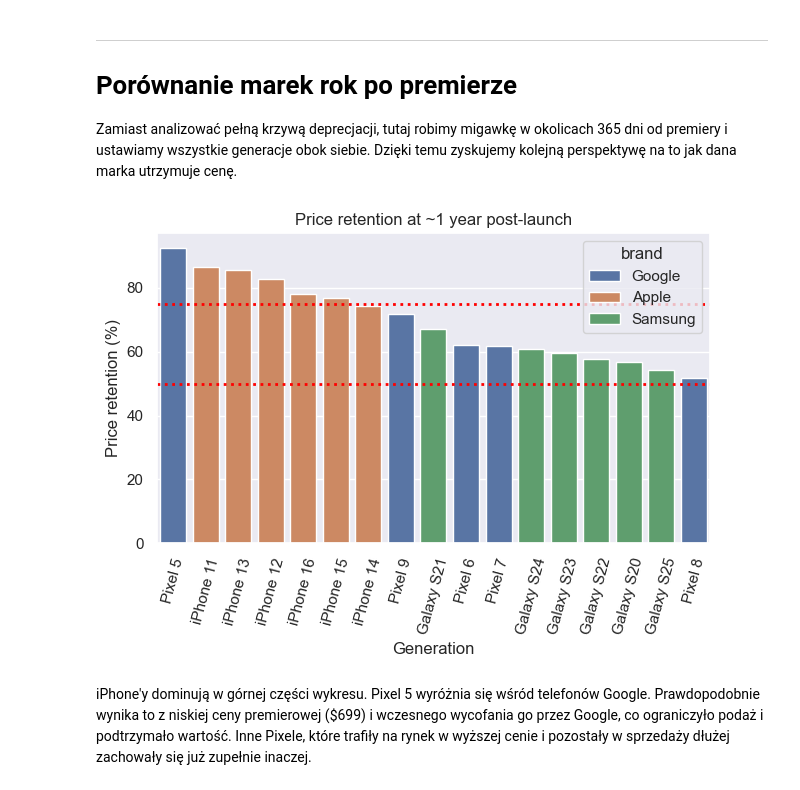
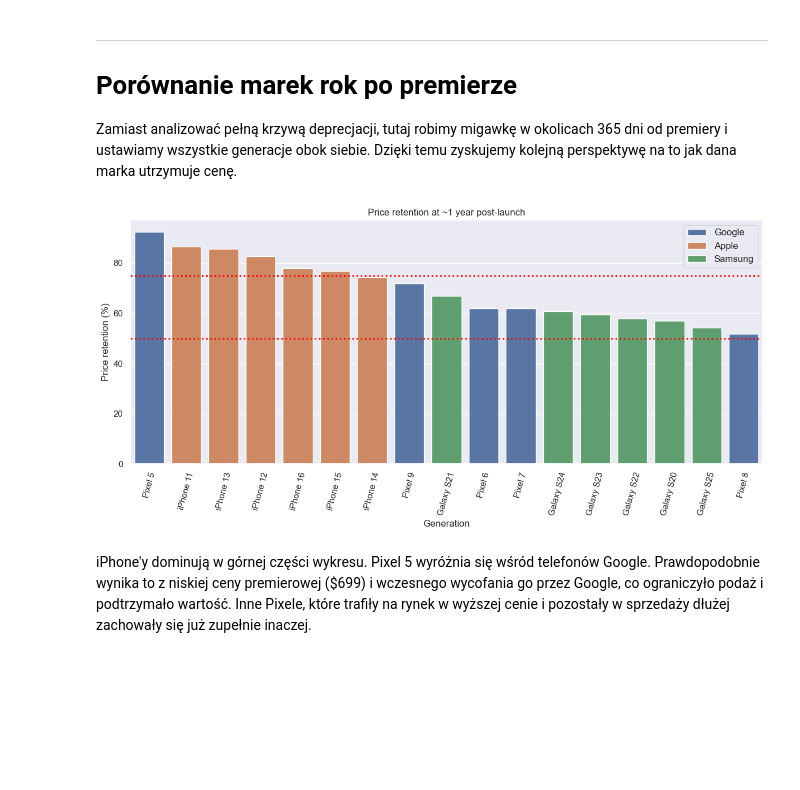
Before and after one commit to ady7ady7/python_agentic_learning, a Jupyter notebook: project1_phones_sales_analytics/notebooks/06_final_project_pl.ipynb, the cells around one changed output. Drawn from its saved outputs; the diff is of its cells as text; code cells hidden in the pictures; blank space fills up the shorter version.

```diff
--- a/project1_phones_sales_analytics/notebooks/06_final_project_pl.ipynb
+++ b/project1_phones_sales_analytics/notebooks/06_final_project_pl.ipynb
@@ -279,24 +309,27 @@ Na przeciwnym biegunie Mini zdaje się tracić wartość najszybciej, co prawdop
 Zamiast analizować pełną krzywą deprecjacji, tutaj robimy migawkę w okolicach 365 dni od premiery i ustawiamy wszystkie generacje obok siebie. Dzięki temu zyskujemy kolejną perspektywę na to jak dana marka utrzymuje cenę.
 # %%
 order = retention_1yr_df['generation_name'].tolist()
+
+plt.subplots(figsize=(12, 6))
 
 pd_chart_7 = sns.barplot(
     data=retention_1yr_df,
     x='generation_name',
     y='price_retention',
     hue='brand',
     order=order)
 
 plt.axhline(75, color='red', linestyle='dotted', linewidth=2)
 plt.axhline(50, color='red', linestyle='dotted', linewidth=2)
 plt.title('Price retention at ~1 year post-launch')
 plt.xlabel('Generation')
 plt.ylabel('Price retention (%)')
 plt.xticks(rotation=75)
+plt.legend(loc='upper right', fontsize=12)
 plt.tight_layout()
 plt.show()
 # %% [output]
-[figure, old version]
+[figure, new version]
 # %% [markdown]
 iPhone'y dominują w górnej części wykresu. Pixel 5 wyróżnia się wśród telefonów Google. Prawdopodobnie wynika to z niskiej ceny premierowej ($699) i wczesnego wycofania go przez Google, co ograniczyło podaż i podtrzymało wartość. Inne Pixele, które trafiły na rynek w wyższej cenie i pozostały w sprzedaży dłużej zachowały się już zupełnie inaczej.
 # %% [markdown]
```
Also changed, not shown: parts of 13 cells of this notebook, 2 other files.
